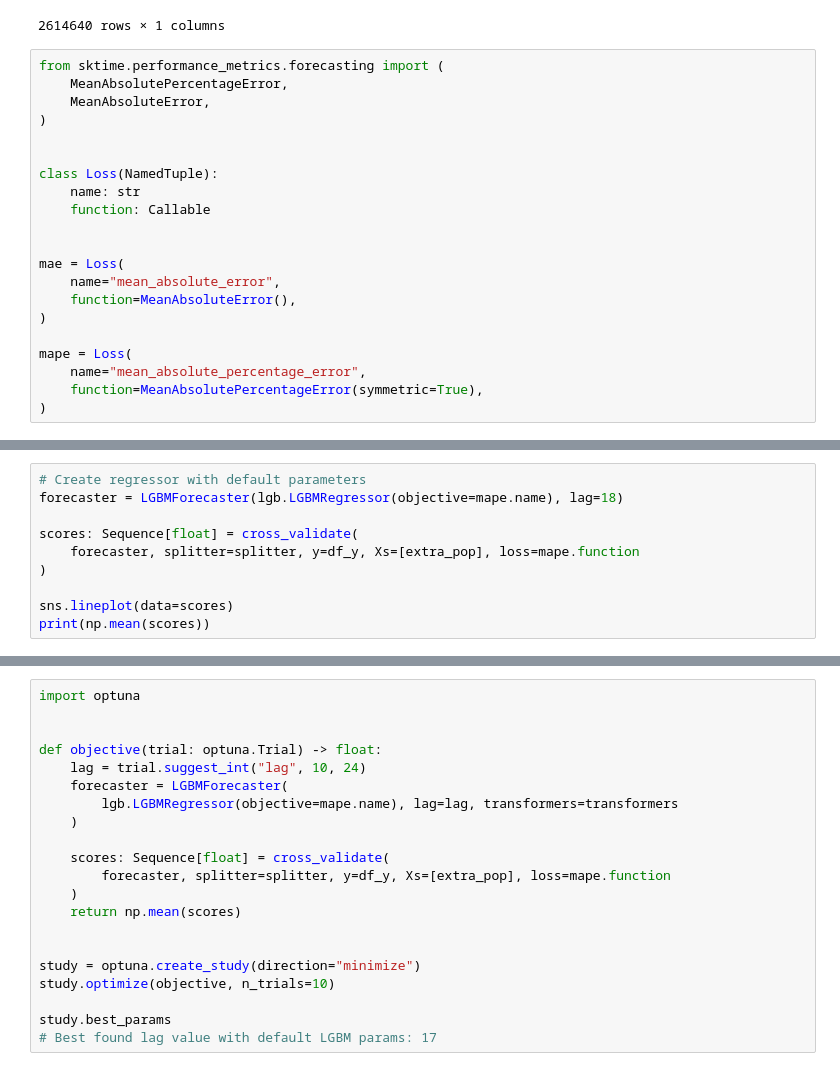
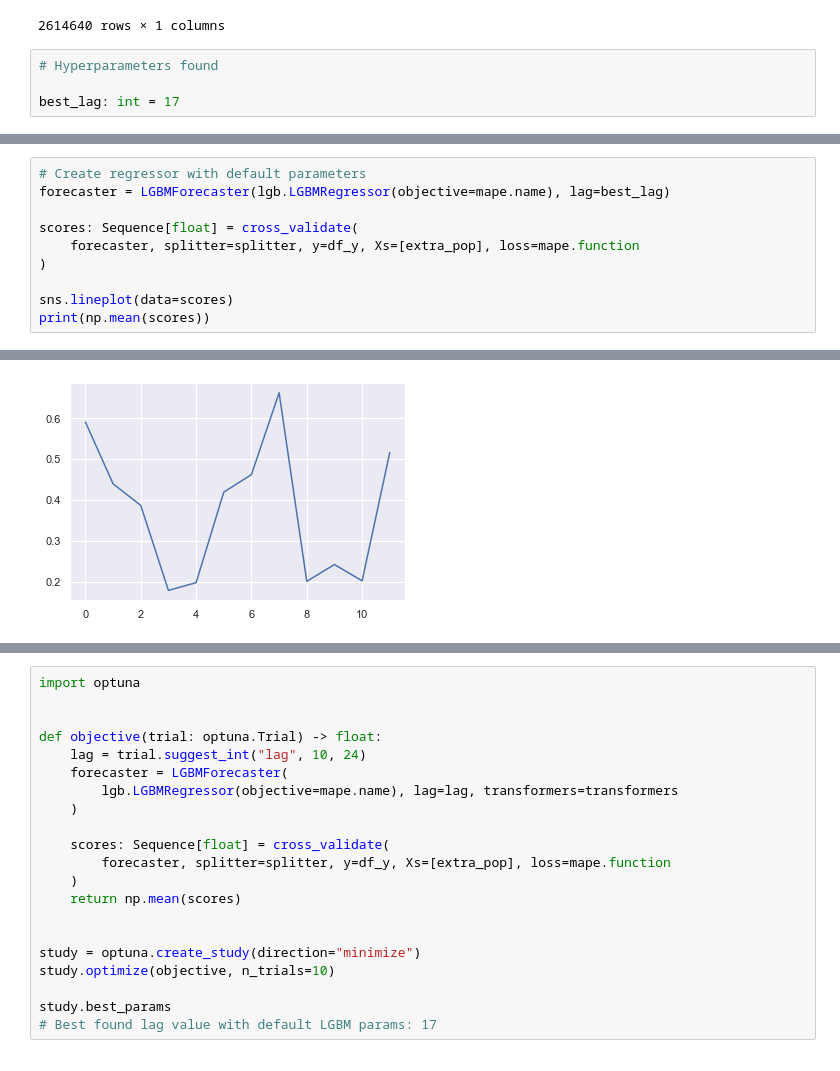
Before and after one commit to vlieven/G0Z39a, a Jupyter notebook: notebooks/test_forecasting.ipynb, the cells around one changed output, grey strips where cells are left out. Cells and saved outputs as stored; diff of their text form.

```diff
--- a/notebooks/test_forecasting.ipynb
+++ b/notebooks/test_forecasting.ipynb
@@ -34,27 +34,10 @@ df_y
 |  | 2022-04-10 | 2.448539 |
 |  | 2022-04-11 | 2.448539 |
 2614640 rows × 1 columns
-# %%
-from sktime.performance_metrics.forecasting import (
-    MeanAbsolutePercentageError,
-    MeanAbsoluteError,
-)
-
-
-class Loss(NamedTuple):
-    name: str
-    function: Callable
-
-
-mae = Loss(
-    name="mean_absolute_error",
-    function=MeanAbsoluteError(),
-)
-
-mape = Loss(
-    name="mean_absolute_percentage_error",
-    function=MeanAbsolutePercentageError(symmetric=True),
-)
+# %%
+# Hyperparameters found
+
+best_lag: int = 17
 # %%
 import lightgbm as lgb
 from sktime.forecasting.base import ForecastingHorizon
@@ -82,7 +66,7 @@ print(np.mean(scores))
 [figure]
 # %%
 # Create regressor with default parameters
-forecaster = LGBMForecaster(lgb.LGBMRegressor(objective=mape.name), lag=18)
+forecaster = LGBMForecaster(lgb.LGBMRegressor(objective=mape.name), lag=best_lag)
 
 scores: Sequence[float] = cross_validate(
     forecaster, splitter=splitter, y=df_y, Xs=[extra_pop], loss=mape.function
@@ -111,3 +79,4 @@ Prediction: 2022-03-24 00:00:00
+[figure, added]
 # %%
 from sklearn.pipeline import Pipeline
 from nepal.ml.transformers import RollingWindowSum, log_transformer
```
Also changed, not shown: parts of 3 cells of this notebook, 2 other files.
